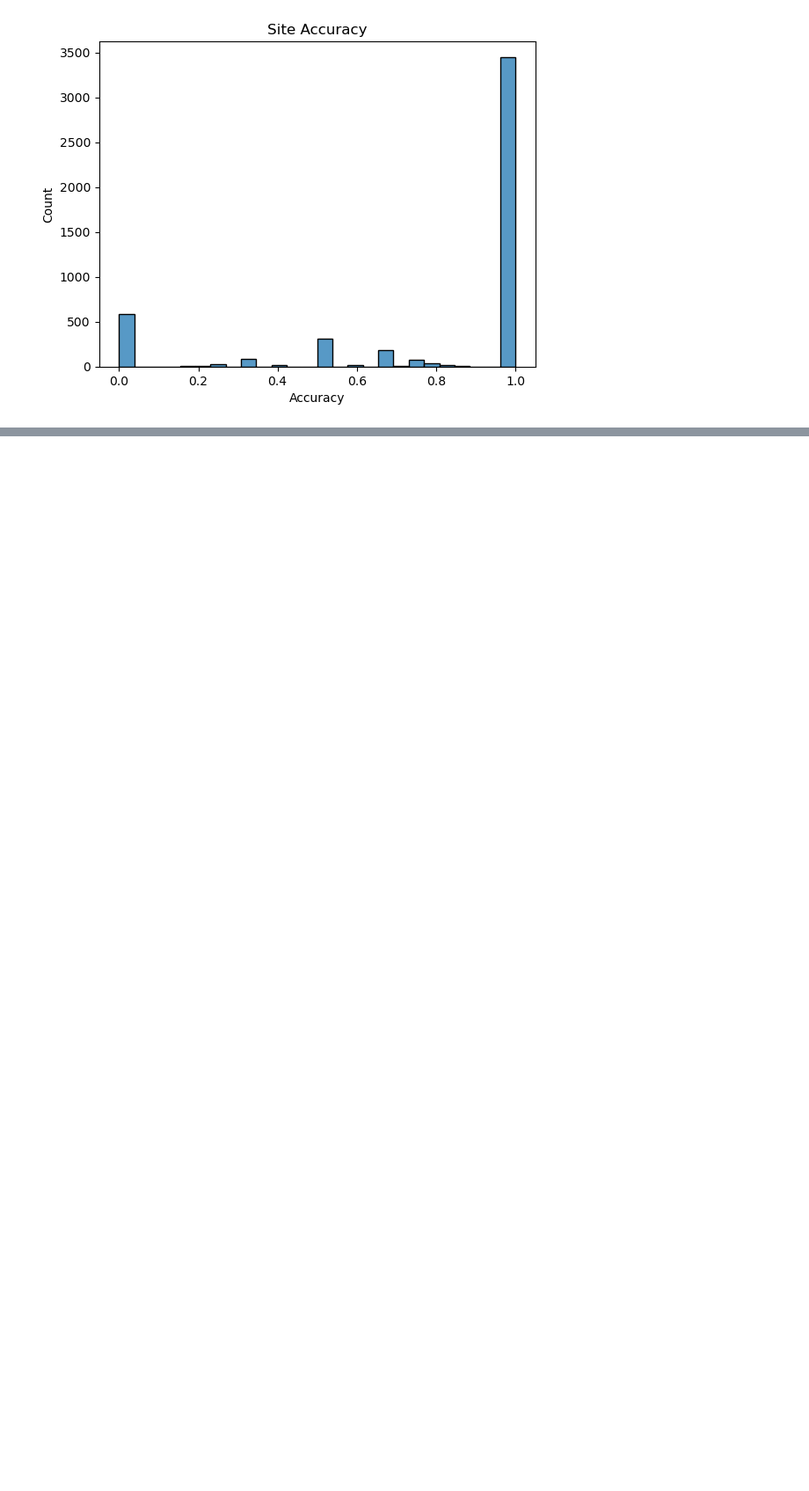
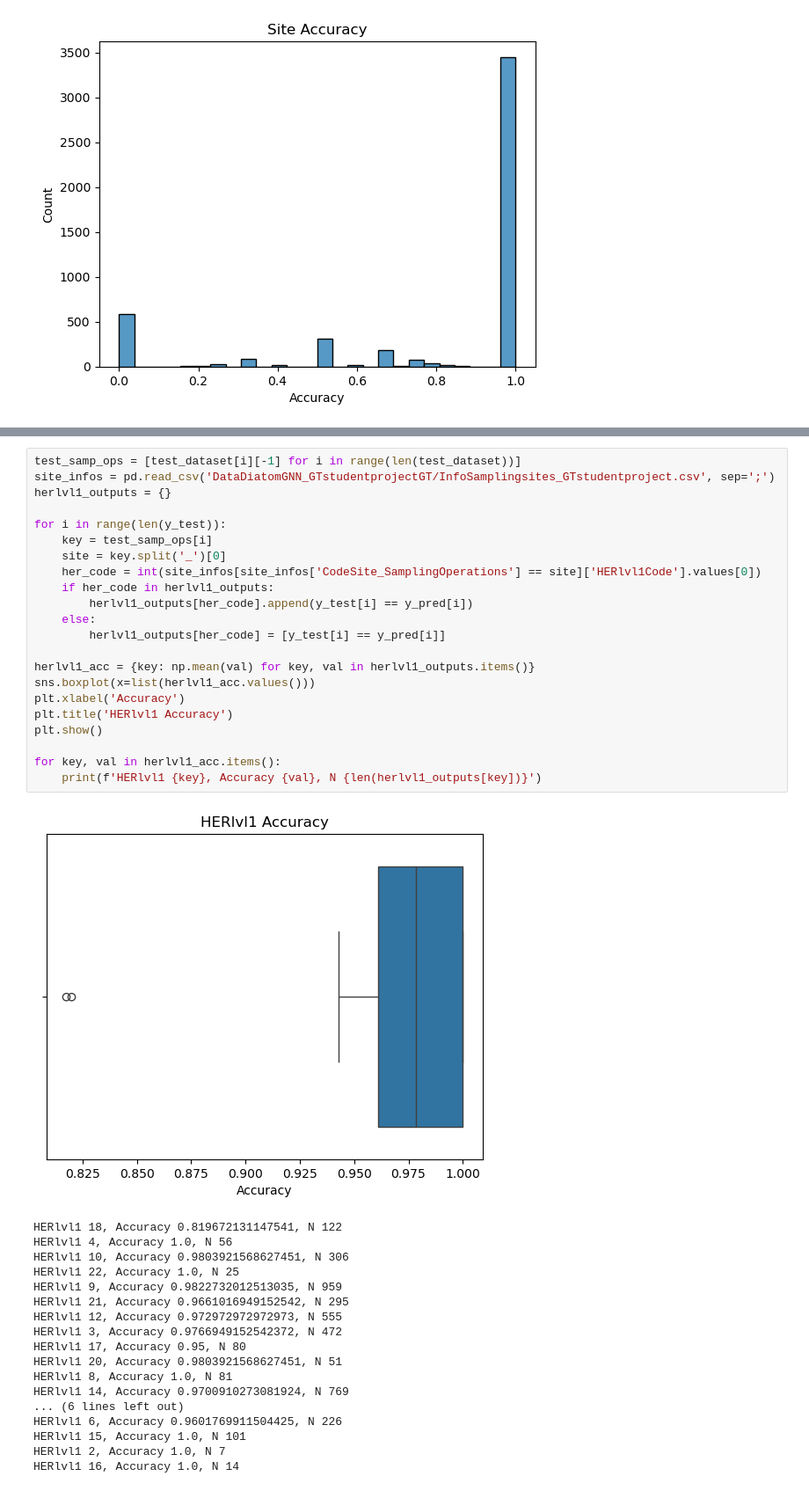
Before and after one commit to rithwiks/GNN_Water_Quality, a Jupyter notebook: baseline.ipynb, the cells around one changed output, grey strips where cells are left out. Shown at 88% size. Saved outputs shown, nothing was run; the diff lists cells and outputs as text; blank space fills up the shorter version.

```diff
--- a/baseline.ipynb
+++ b/baseline.ipynb
@@ -518,0 +533,41 @@ Test accuracy 0.9667572653146561
+# %%
+test_samp_ops = [test_dataset[i][-1] for i in range(len(test_dataset))]
+site_infos = pd.read_csv('DataDiatomGNN_GTstudentprojectGT/InfoSamplingsites_GTstudentproject.csv', sep=';')
+herlvl1_outputs = {}
+
+for i in range(len(y_test)):
+    key = test_samp_ops[i]
+    site = key.split('_')[0]
+    her_code = int(site_infos[site_infos['CodeSite_SamplingOperations'] == site]['HERlvl1Code'].values[0])
+    if her_code in herlvl1_outputs:
+        herlvl1_outputs[her_code].append(y_test[i] == y_pred[i])
+    else:
+        herlvl1_outputs[her_code] = [y_test[i] == y_pred[i]]
+
+herlvl1_acc = {key: np.mean(val) for key, val in herlvl1_outputs.items()}
+sns.boxplot(x=list(herlvl1_acc.values()))
+plt.xlabel('Accuracy')
+plt.title('HERlvl1 Accuracy')
+plt.show()
+
+for key, val in herlvl1_acc.items():
+    print(f'HERlvl1 {key}, Accuracy {val}, N {len(herlvl1_outputs[key])}')
+# %% [output]
+[figure, added]
+HERlvl1 18, Accuracy 0.819672131147541, N 122
+HERlvl1 4, Accuracy 1.0, N 56
+HERlvl1 10, Accuracy 0.9803921568627451, N 306
+HERlvl1 22, Accuracy 1.0, N 25
+HERlvl1 9, Accuracy 0.9822732012513035, N 959
+HERlvl1 21, Accuracy 0.9661016949152542, N 295
+HERlvl1 12, Accuracy 0.972972972972973, N 555
+HERlvl1 3, Accuracy 0.9766949152542372, N 472
+HERlvl1 17, Accuracy 0.95, N 80
+HERlvl1 20, Accuracy 0.9803921568627451, N 51
+HERlvl1 8, Accuracy 1.0, N 81
+HERlvl1 14, Accuracy 0.9700910273081924, N 769
+... (6 lines left out)
+HERlvl1 6, Accuracy 0.9601769911504425, N 226
+HERlvl1 15, Accuracy 1.0, N 101
+HERlvl1 2, Accuracy 1.0, N 7
+HERlvl1 16, Accuracy 1.0, N 14
```
Also changed, not shown: parts of 7 cells of this notebook, 1 other file.
